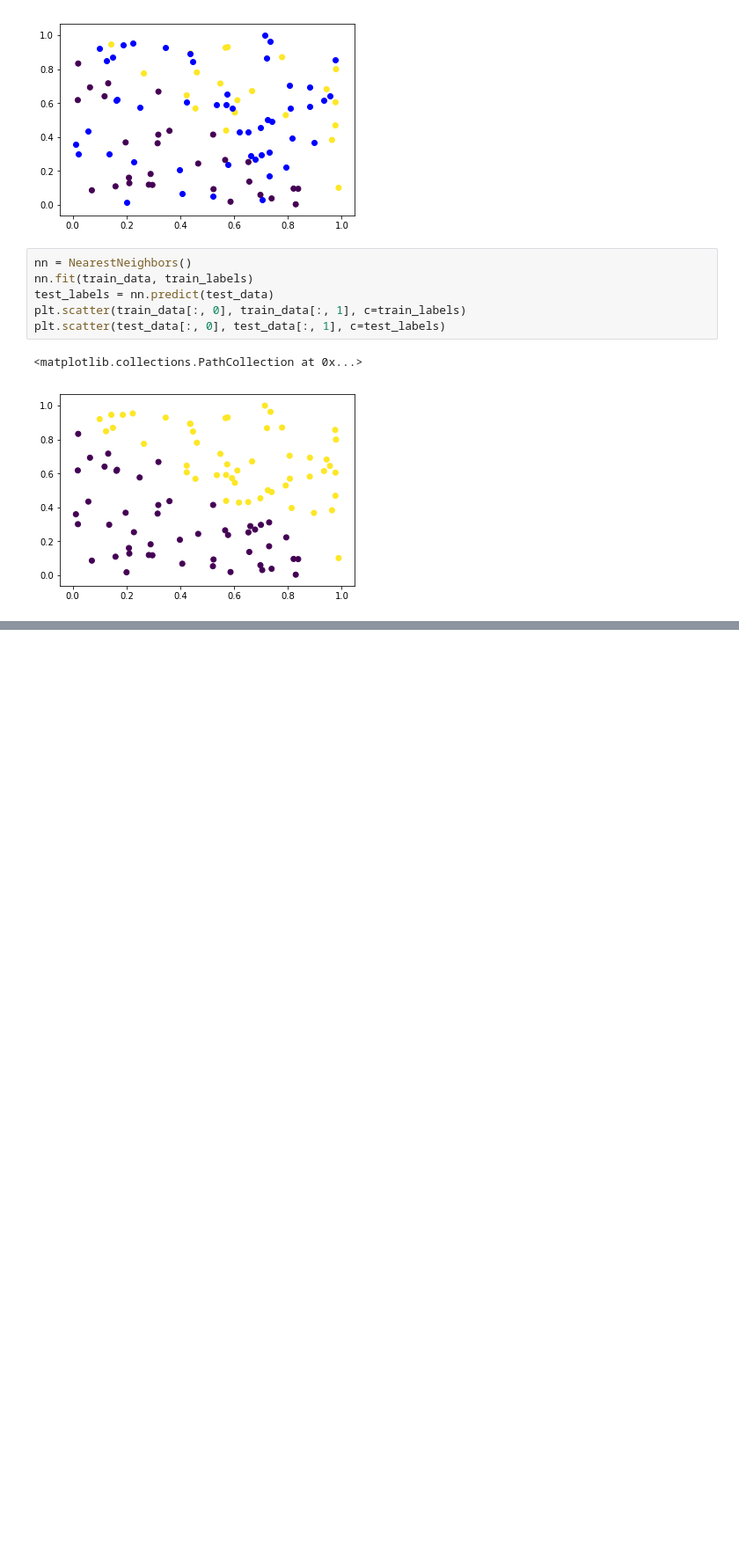
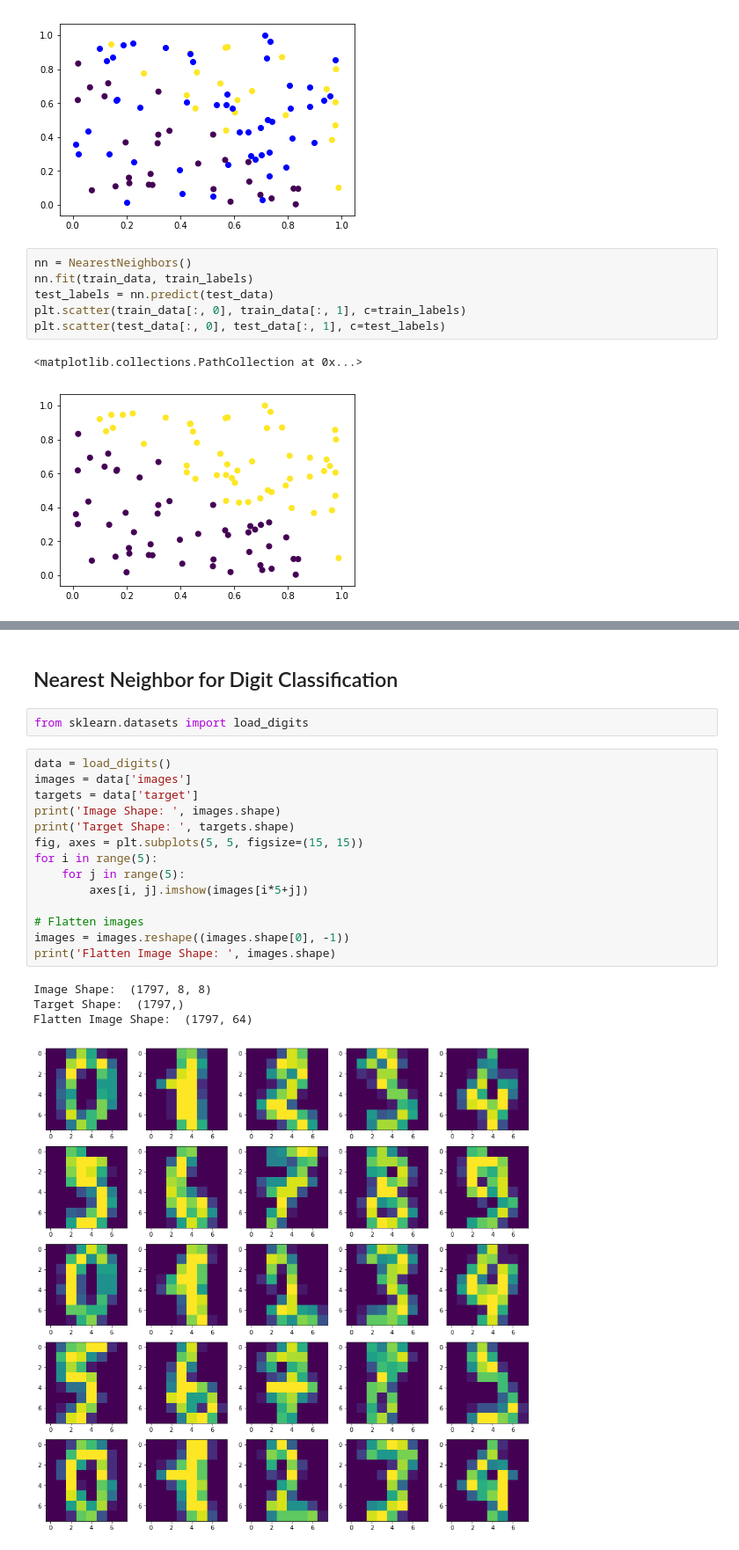
Before and after one commit to arjung128/sigai_tutorials, a Jupyter notebook: numpy/Numpy Intro Solutions.ipynb, the cells around one changed output, grey strips where cells are left out. Shown at 88% size. Cells and saved outputs as stored; diff of their text form; blank space fills up the shorter version.

Commit message:
Added digit classification using nearest neighbors

```diff
--- a/numpy/Numpy Intro Solutions.ipynb
+++ b/numpy/Numpy Intro Solutions.ipynb
@@ -238,0 +239,23 @@ One Loop Implementation Time:  0.0020339488983154297
+# %% [markdown]
+## Nearest Neighbor for Digit Classification
+# %%
+from sklearn.datasets import load_digits
+# %%
+data = load_digits()
+images = data['images']
+targets = data['target']
+print('Image Shape: ', images.shape)
+print('Target Shape: ', targets.shape)
+fig, axes = plt.subplots(5, 5, figsize=(15, 15))
+for i in range(5):
+    for j in range(5):
+        axes[i, j].imshow(images[i*5+j])
+
+# Flatten images
+images = images.reshape((images.shape[0], -1))
+print('Flatten Image Shape: ', images.shape)
+# %% [output]
+Image Shape:  (1797, 8, 8)
+Target Shape:  (1797,)
+Flatten Image Shape:  (1797, 64)
+[figure, added]
```
Also changed, not shown: parts of 3 cells of this notebook, 1 other file.
